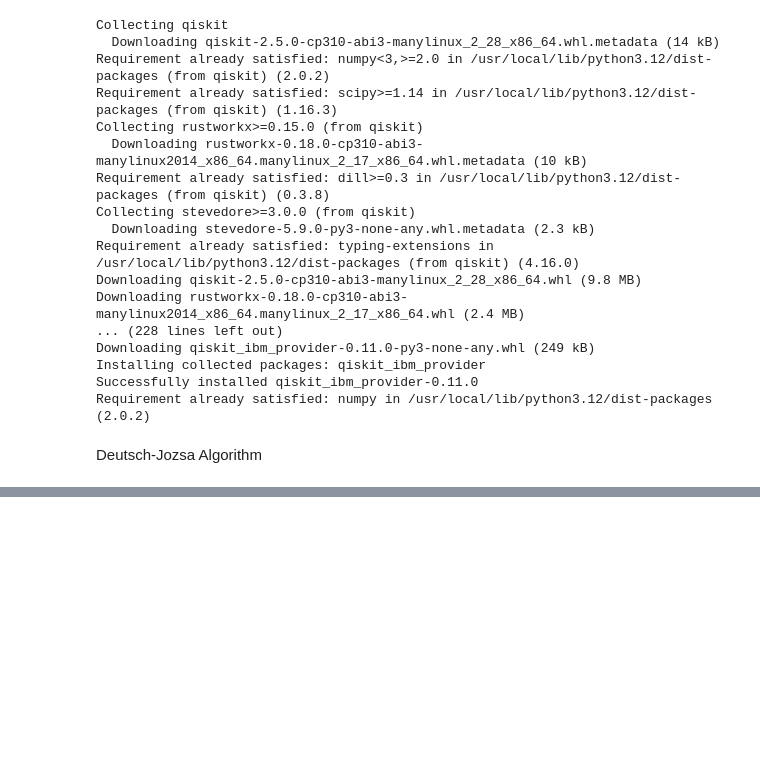
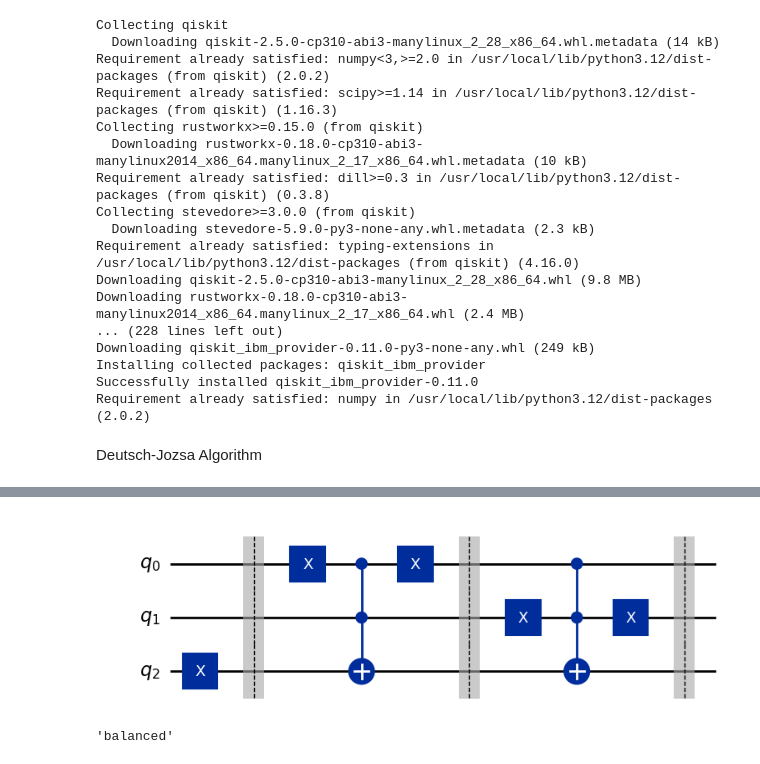
Before and after one commit to pri-2711/qiskit_codes, a Jupyter notebook: Qiskit_code_5.ipynb, the cells around one changed output, grey strips where cells are left out. Saved outputs shown, nothing was run; the diff lists cells and outputs as text; code cells hidden in the pictures; blank space fills up the shorter version.

```diff
--- a/Qiskit_code_5.ipynb
+++ b/Qiskit_code_5.ipynb
@@ -90,0 +92,34 @@ display(dj_query(4).draw(output="mpl"))
+# %%
+def compile_circuit(function: QuantumCircuit):
+  n=function.num_qubits-1
+  qc=QuantumCircuit(n+1,n)
+  qc.x(n)
+  qc.h(range(n+1)) # H gate to all Qubits
+  qc.compose(function,inplace=True) # including Unitary funciton
+  qc.barrier()
+  qc.h(range(n)) # H to all qubits except Ancilla qubit
+  qc.measure(range(n),range(n)) # collapsing system thru Measurement
+  return qc
+# %%
+def dj_algorithm(function: QuantumCircuit):
+  qc=compile_circuit(function)
+  result=AerSimulator().run(qc,shots=1,memory=True).result()
+  measurement=result.get_memory()
+  ''' Before measurement:
+  Phase kickback + interference modify the amplitude of |000...0⟩
+  Constructive -> amplitude(|000...0⟩) = 1 -> Constant
+  Destructive -> amplitude(|000...0⟩) = 0 -> Balanced
+
+  After measurement: (like normal bit operation)
+  If measured bitstring contains '1' -> Balanced
+  Else (000...0) -> Constant '''
+  if "1" in measurement[0]:
+    return "balanced"
+  return "constant"
+# %%
+f1 = dj_query(2)
+display(f1.draw("mpl"))
+display(dj_algorithm(f1))
+# %% [output]
+[figure, added]
+'balanced'
```
Also changed, not shown: parts of 4 cells of this notebook.
